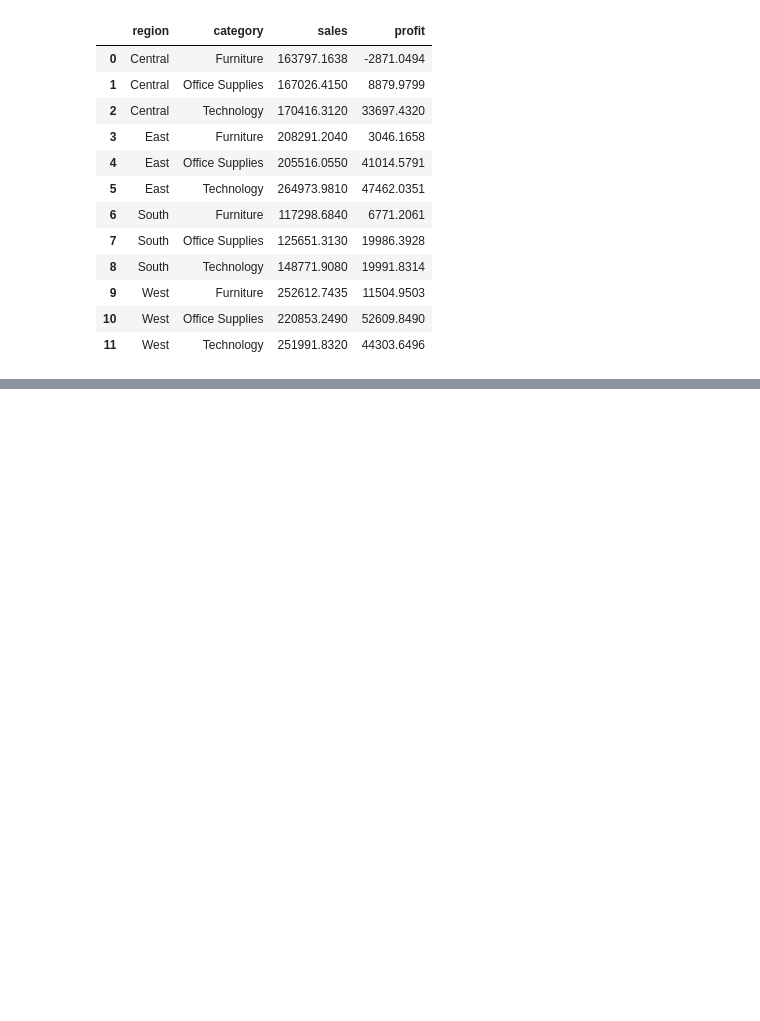
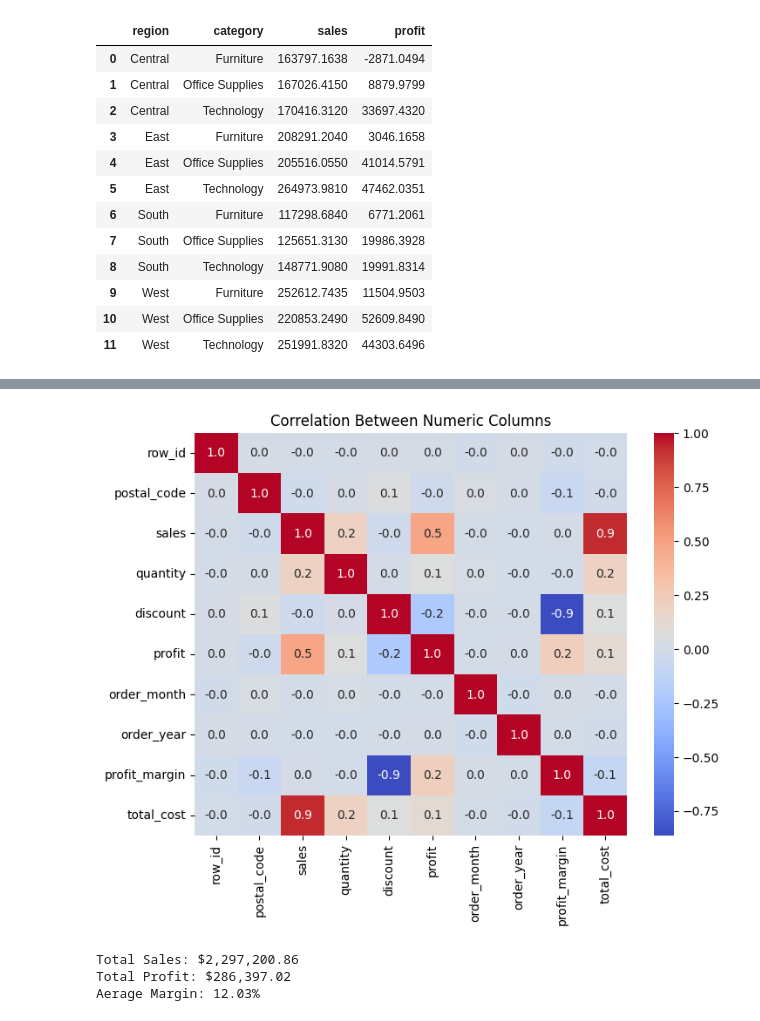
Before and after one commit to MajidSoltaninezhad/Sales-Business-Development-Analyst, a Jupyter notebook: 01_data_cleaning.ipynb, the cells around one changed output, grey strips where cells are left out. Saved outputs shown, nothing was run; the diff lists cells and outputs as text; code cells hidden in the pictures; blank space fills up the shorter version.

```diff
--- a/01_data_cleaning.ipynb
+++ b/01_data_cleaning.ipynb
@@ -275,0 +320,8 @@ region_category
+# %%
+#Correlation Heatmap
+plt.figure(figsize=(8,6))
+sns.heatmap(df.corr(numeric_only=True),annot=True,cmap='coolwarm',fmt='.1f')
+plt.title('Correlation Between Numeric Columns')
+plt.show()
+# %% [output]
+[figure, added]
@@ -275,0 +330,13 @@ region_category
+# %%
+# 1. General KPIs
+total_sales = df['sales'].sum()
+total_profit = df['profit'].sum()
+avg_margin = df['profit_margin'].mean()
+
+print(f'Total Sales: ${total_sales:,.2f}')
+print(f'Total Profit: ${total_profit:,.2f}')
+print(f'Aerage Margin: {avg_margin:.2f}%')
+# %% [output]
+Total Sales: $2,297,200.86
+Total Profit: $286,397.02
+Aerage Margin: 12.03%
```
Also changed, not shown: parts of 5 cells of this notebook.
